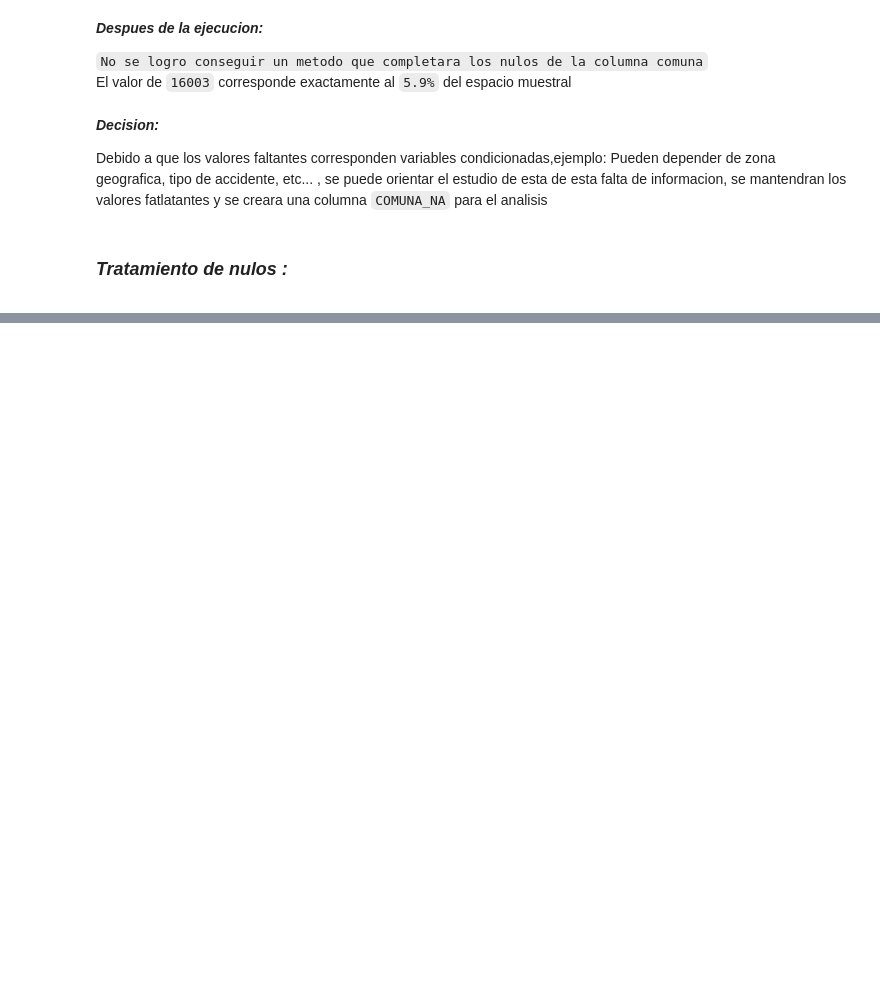
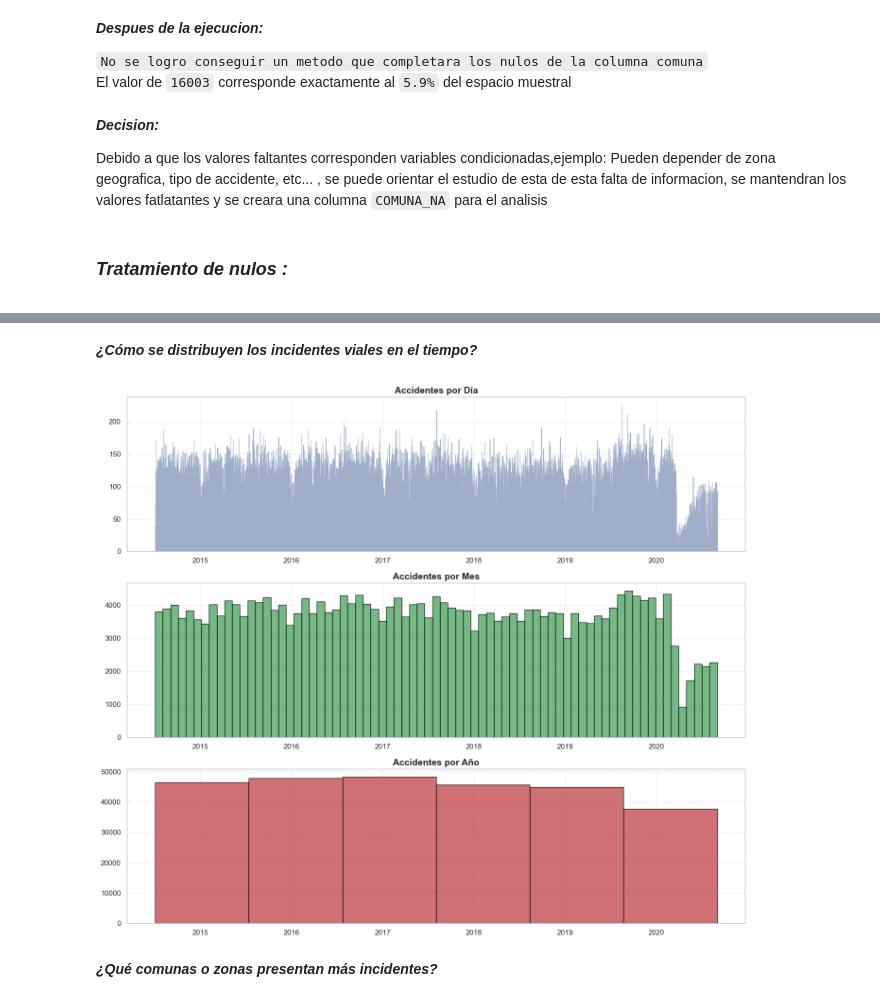
Before and after one commit to ignacioperez1504/medellin-traffic-accidents-analisis, a Jupyter notebook: Analisis_EDA.ipynb, the cells around one changed output, grey strips where cells are left out. Drawn from its saved outputs; the diff is of its cells as text; code cells hidden in the pictures; blank space fills up the shorter version.

Commit message:
Avance_ 1 Visualizacion

```diff
--- a/Analisis_EDA.ipynb
+++ b/Analisis_EDA.ipynb
@@ -102,3 +133,14 @@ Estos son todos los distintos de NRO_RADICADO: 270725 y estos lo de EXPEDIENTE:
+# %%
+dta['GRAVEDAD_ACCIDENTE'].unique()
+
+map_grav= {
+    'Con heridos': 'Con heridos',
+    'Solo daños': 'Solo daños',
+    'Con muertos': 'Fallecidos',
+    'Solo da\\xF1os': 'Solo daños',
+}
+
+dta['GRAVEDAD_ACCIDENTE']=dta['GRAVEDAD_ACCIDENTE'].map(map_grav)
 # %% [markdown]
 ***<h3> Estudio de Ubicacion del Accidente : </h3>***
 # %% [markdown]
@@ -306,0 +363,4 @@ dta = dta.drop_duplicates()
+# %%
+d1=dta['FECHA_ACCIDENTE'].min()
+d2=dta['FECHA_ACCIDENTE'].max()
+print(f"Este es la fehca de primer registro: {d1}, y esta es la fecha de ultimo registro: {d2}")
@@ -306,0 +369,51 @@ dta = dta.drop_duplicates()
+# %%
+bins_dias = abs((d2 - d1).days)
+bins_meses = abs((d2.to_period('M') - d1.to_period('M')).n)  # meses totales
+bins_anios = abs(d2.year - d1.year)
+# %% [markdown]
+</small>***¿Cómo se distribuyen los incidentes viales en el tiempo?***</small>
+# %%
+sns.set_theme(style="whitegrid")
+
+fig, axes = plt.subplots(3, 1, figsize=(14, 12), sharex=False)
+
+
+axes[0].hist(
+    dta['FECHA_ACCIDENTE'],
+    bins=bins_dias,
+    color="#9EAEC8",
+    alpha=0.8,
+    edgecolor="#9EAEC8"
+)
+axes[0].set_title("Accidentes por Día", fontsize=14, weight="bold")
+axes[0].grid(True, linestyle="--", alpha=0.4)
+
+
+axes[1].hist(
+    dta['FECHA_ACCIDENTE'],
+    bins=bins_meses,
+    color="#55A868",
+    alpha=0.8,
+    edgecolor="black"
+)
+axes[1].set_title("Accidentes por Mes", fontsize=14, weight="bold")
+axes[1].grid(True, linestyle="--", alpha=0.4)
+
+
+axes[2].hist(
+    dta['FECHA_ACCIDENTE'],
+    bins=bins_anios,
+    color="#C44E52",
+    alpha=0.8,
+    edgecolor="black"
+)
+axes[2].set_title("Accidentes por Año", fontsize=14, weight="bold")
+axes[2].grid(True, linestyle="--", alpha=0.4)
+
+
+plt.tight_layout()
+plt.show()
+# %% [output]
+[figure, added]
+# %% [markdown]
+</small>***¿Qué comunas o zonas presentan más incidentes?***</small>
```
Also changed, not shown: parts of 30 cells of this notebook.
